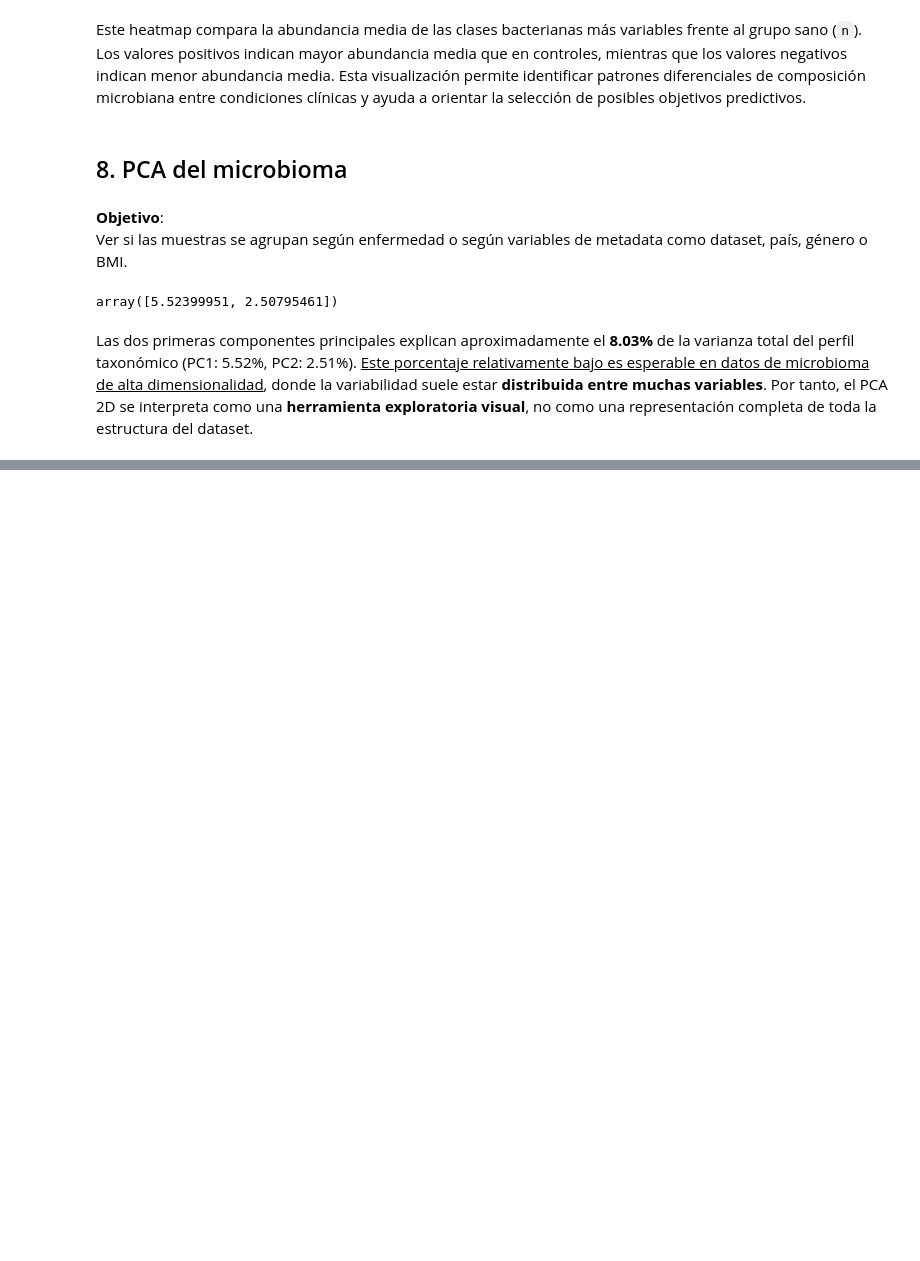
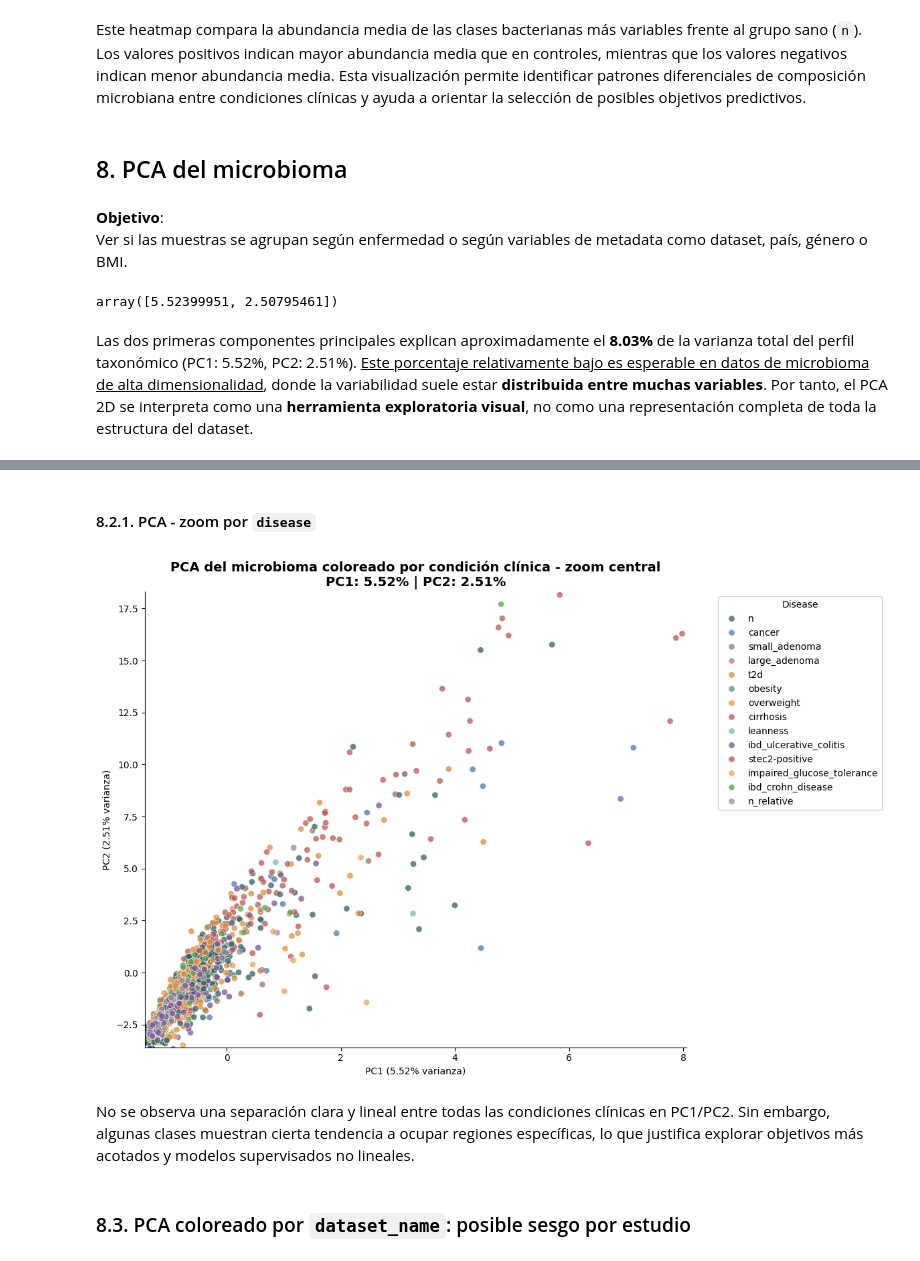
Before and after one commit to BPGLZG/ML, a Jupyter notebook: notebooks/EDA.ipynb, the cells around one changed output, grey strips where cells are left out. Saved outputs shown, nothing was run; the diff lists cells and outputs as text; code cells hidden in the pictures; blank space fills up the shorter version.

```diff
--- a/notebooks/EDA.ipynb
+++ b/notebooks/EDA.ipynb
@@ -1352,0 +1355,8 @@ Las dos primeras componentes principales explican aproximadamente el **8.03%** d
+# %%
+# Límites de zoom para PCA usando percentiles
+
+pc1_min, pc1_max = pca_df["PC1"].quantile([0.01, 0.99]) # Calcula el percentil 1 y 99 de PC1
+pc2_min, pc2_max = pca_df["PC2"].quantile([0.01, 0.99]) # Calcula el percentil 1 y 99 de PC2
+
+# Definir un rango que excluya los outliers más extremos visualmente.
+# Dno elimina datos del dataframe; SOLO LIMITA LO QUE SE MUESTRA EN EL GRÁFICO.
@@ -1352,0 +1412,53 @@ Las dos primeras componentes principales explican aproximadamente el **8.03%** d
+# %% [markdown]
+#### 8.2.1. PCA - zoom por `disease`
+# %%
+# Gráfico
+plt.figure(figsize=(12, 8))
+
+sns.scatterplot(
+    data=pca_df,
+    x="PC1",
+    y="PC2",
+    hue="disease",
+    palette=disease_palette,
+    alpha=0.75,
+    s=45
+)
+
+plt.xlim(pc1_min, pc1_max)
+plt.ylim(pc2_min, pc2_max)
+
+plt.title(
+    f"PCA del microbioma coloreado por condición clínica - zoom central\n"
+    f"PC1: {explained_variance[0]:.2f}% | PC2: {explained_variance[1]:.2f}%",
+    fontsize=14,
+    fontweight="bold"
+)
+
+plt.xlabel(f"PC1 ({explained_variance[0]:.2f}% varianza)")
+plt.ylabel(f"PC2 ({explained_variance[1]:.2f}% varianza)")
+
+plt.legend(
+    title="Disease",
+    bbox_to_anchor=(1.05, 1),
+    loc="upper left"
+)
+
+sns.despine()
+plt.tight_layout()
+
+# Guardar gráfico
+plt.savefig(
+    f"D:/BOOTCAMP/CARPETA_BARBARA/ML_MICROBIOME/ML/docs/figures/pca_microbioma_disease_zoom.png",
+    dpi=300,
+    bbox_inches="tight"
+)
+
+plt.show()
+plt.show()
+# %% [output]
+[figure, added]
+# %% [markdown]
+No se observa una separación clara y lineal entre todas las condiciones clínicas en PC1/PC2. Sin embargo, algunas clases muestran cierta tendencia a ocupar regiones específicas, lo que justifica explorar objetivos más acotados y modelos supervisados no lineales.
+# %% [markdown]
+### 8.3. PCA coloreado por `dataset_name`: posible sesgo por estudio
```
Also changed, not shown: parts of 28 cells of this notebook, 6 other files.
